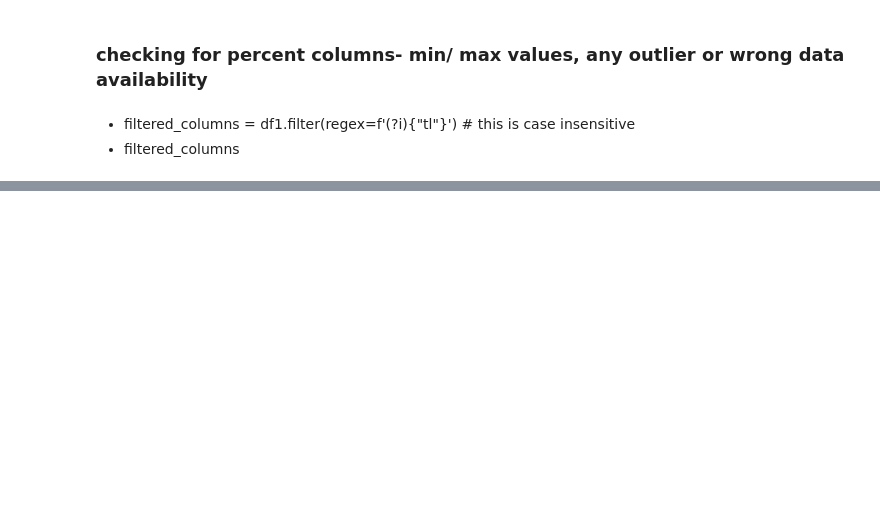
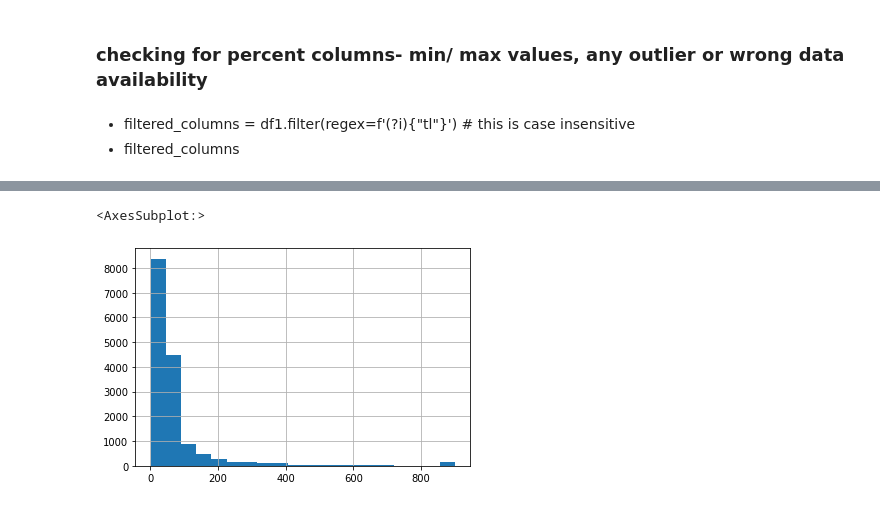
Before and after one commit to sidharthjain97/credit_worthiness_, a Jupyter notebook: _01_CRM_campusX.ipynb, the cells around one changed output, grey strips where cells are left out. Cells and saved outputs as stored; diff of their text form; code cells hidden in the pictures; blank space fills up the shorter version.

```diff
--- a/_01_CRM_campusX.ipynb
+++ b/_01_CRM_campusX.ipynb
@@ -109,0 +435,5 @@ for i in df1.columns:
+# %%
+df2['max_delinquency_level'].hist(bins=20)
+# %% [output]
+<AxesSubplot:>
+[figure, added]
```
Also changed, not shown: parts of 87 cells of this notebook.
